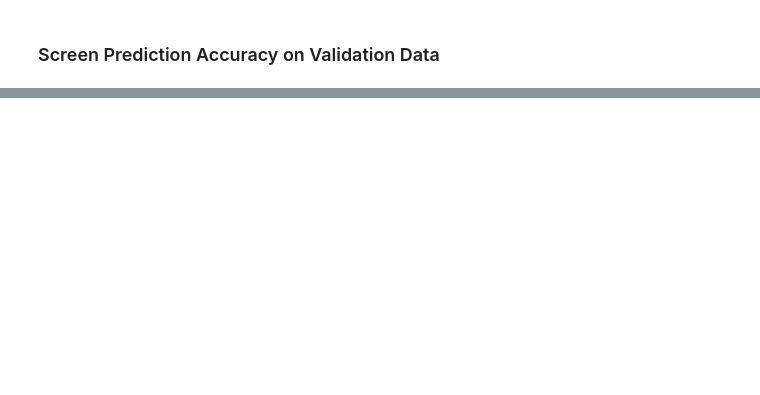
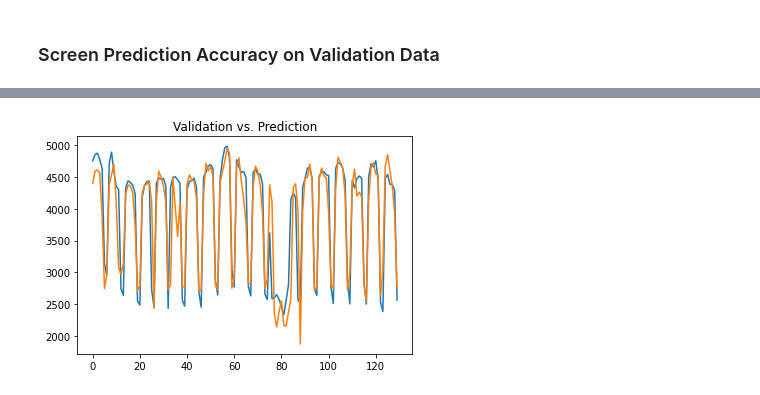
Before and after one commit to Sandy4321/energy-weather-modelling, a Jupyter notebook: lstm-electricity-consumption.ipynb, the cells around one changed output, grey strips where cells are left out. Cells and saved outputs as stored; diff of their text form; code cells hidden in the pictures; blank space fills up the shorter version.

```diff
--- a/lstm-electricity-consumption.ipynb
+++ b/lstm-electricity-consumption.ipynb
@@ -602,0 +594,7 @@ np.mean(Y_val)
+# %%
+plt.plot(Y_val)
+plt.plot(predictions)
+plt.title("Validation vs. Prediction")
+plt.show()
+# %% [output]
+[figure, added]
```
Also changed, not shown: parts of 26 cells of this notebook, 1 other file.
